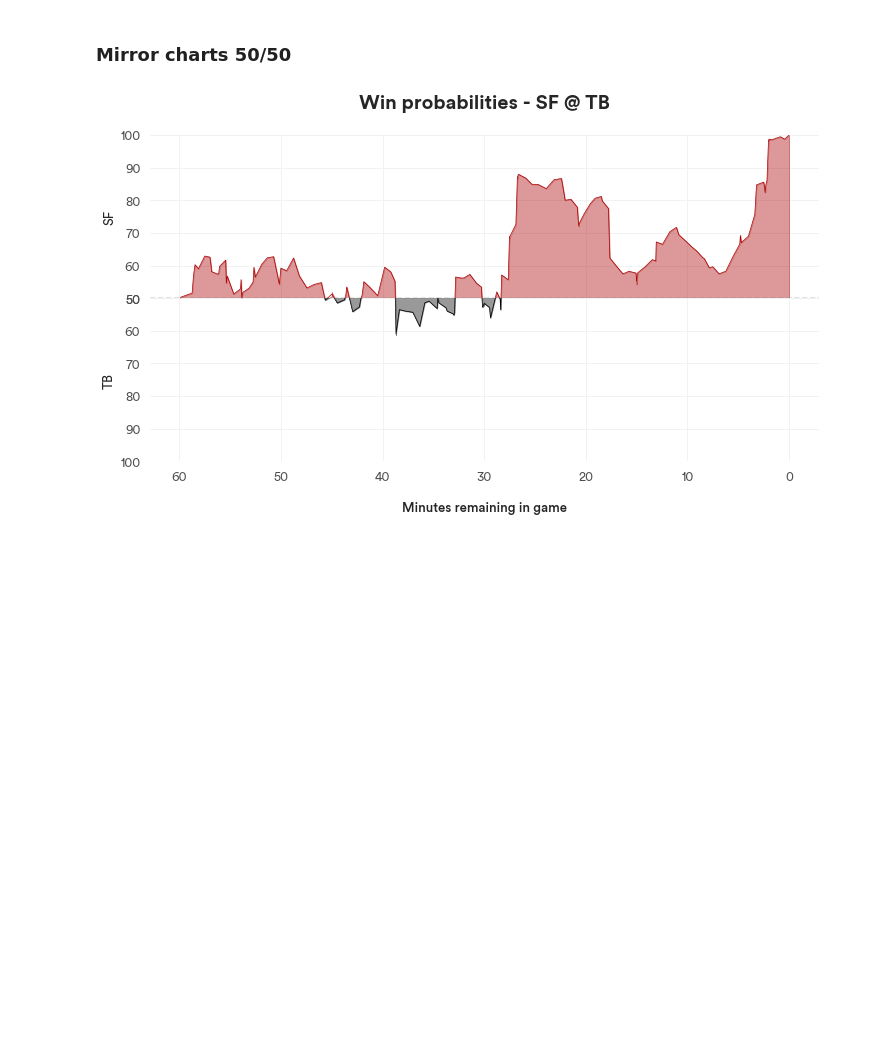
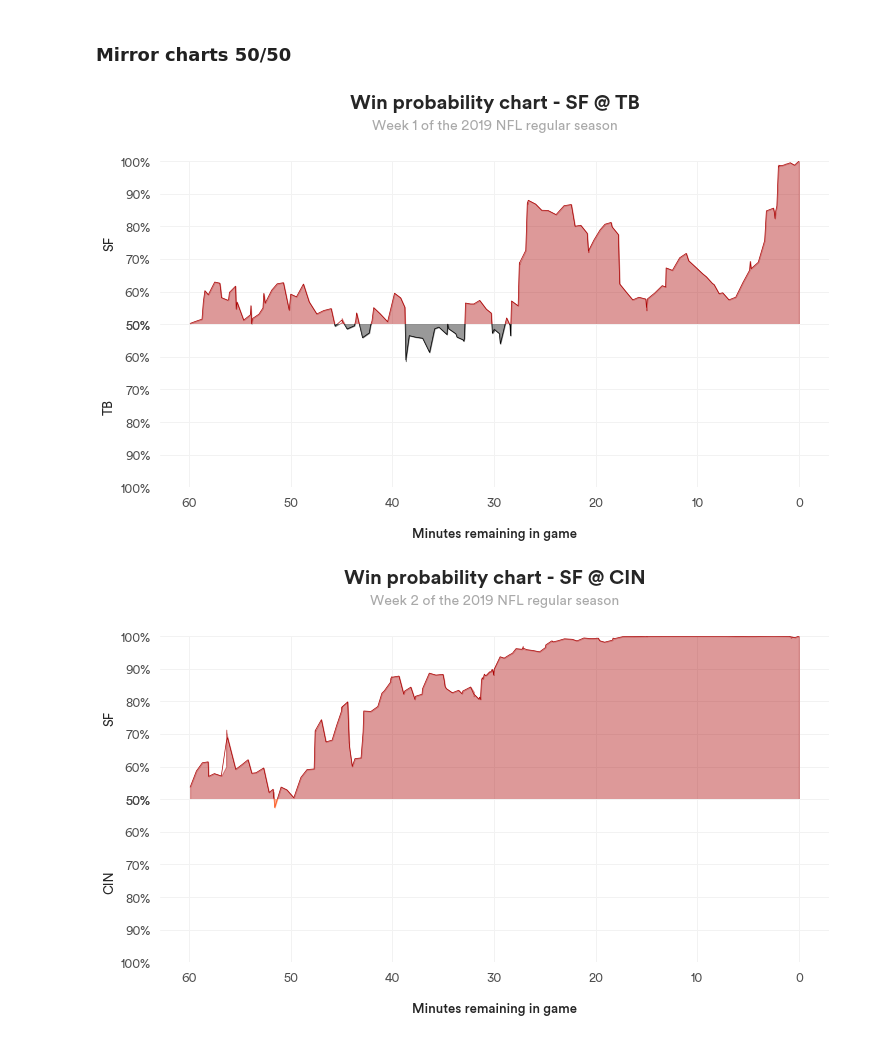
Before and after one commit to larsjaakko/nfl-notebooks, a Jupyter notebook: 2019/49ers WP charts.ipynb, the cells around one changed output. Saved outputs shown, nothing was run; the diff lists cells and outputs as text; code cells hidden in the pictures; blank space fills up the shorter version.

Commit message:
WP chart for week 2

```diff
--- a/2019/49ers WP charts.ipynb
+++ b/2019/49ers WP charts.ipynb
@@ -184,8 +186,8 @@ for g, game in enumerate(game_ids):
                  .rename(columns={'home_wp': home_team, 'away_wp': away_team, 'game_seconds_remaining': 'game_minutes_remaining'})
                  )
 
-    win_probs[home_team] =  win_probs[home_team].interpolate() * 100
-    win_probs[away_team] =  win_probs[away_team].interpolate() * 100
+    win_probs[home_team] =  win_probs[home_team].interpolate()
+    win_probs[away_team] =  win_probs[away_team].interpolate()
     win_probs = win_probs.dropna()
 
     win_probs['game_minutes_remaining'] = win_probs['game_minutes_remaining']/60
@@ -207,11 +209,16 @@ for g, game in enumerate(game_ids):
 
     plt.subplot(2, 1, 1)
 
-    plt.title('Win probabilities - {} @ {}\n'.format(away_team, home_team), fontsize=20, weight='bold')
+    #plt.title('Win probabilities - {} @ {}\n'.format(away_team, home_team), fontsize=20, weight='bold')
+
 
 
 
     ax = sns.lineplot(x=win_probs['game_minutes_remaining'], y=win_probs[away_team], color=team_colors[away_team], lw=0.7)
+
+    ax.text(x=0.5, y=1.3, s='Win probability chart - {} @ {}'.format(away_team, home_team), fontsize=20, weight='bold', ha='center', va='bottom', transform=ax.transAxes)
+    ax.text(x=0.5, y=1.18, s='Week {} of the 2019 NFL regular season'.format(g+1), fontsize=14, color='darkgray', ha='center', va='bottom', transform=ax.transAxes)
+
 
     plt.axhline(y=50, color='grey', linestyle='--', alpha=0.3)
 
@@ -224,7 +231,7 @@ for g, game in enumerate(game_ids):
 
 
 
-    if away_team == 'SF' and sf_max < 100:
+    if away_team == 'SF' and sf_max < 1:
 
         ax.text(max_time,
             sf_max + 5,
@@ -234,7 +241,8 @@ for g, game in enumerate(game_ids):
             color=team_colors['SF'],
             weight='light')
 
-    ax.set_ylim((50,100))
+    ax.set_ylim((0.5,1))
+    ax.yaxis.set_major_formatter(FuncFormatter('{:.0%}'.format))
 
     ax.invert_xaxis()
 
@@ -245,34 +253,36 @@ for g, game in enumerate(game_ids):
     plt.fill_between(win_probs['game_minutes_remaining'].values,
                      win_probs[home_team].values,
                      color=team_colors[home_team],
                      alpha = 0.4,
                      edgecolor=None
                     )
 
 
-    if home_team == 'SF' and sf_max < 100:
+    if home_team == 'SF' and sf_max < 1:
 
         ax.text(max_time,
             sf_max + 10,
             str(round(sf_max, 1)) + '%',
             horizontalalignment='left',
             size='medium',
             color=team_colors['SF'],
             weight='light')
 
 
-    ax.set_ylim((50,100))
+    ax.set_ylim((0.5,1))
+    ax.yaxis.set_major_formatter(FuncFormatter('{:.0%}'.format))
 
     ax.invert_xaxis()
     ax.invert_yaxis()
 
     plt.xlabel("\nMinutes remaining in game", weight='medium')
 
 
     sns.despine(left=True, right=True, bottom=True, top=True)
 
     filename = str(away_team + '_at_' + home_team)
 
-    plt.savefig('output/' + filename + '.png', format='png', dpi=300)
+    plt.savefig('output/' + filename + '.png', format='png', dpi=300, bbox_inches='tight')
 # %% [output]
-[figure, old version]
+[figure, new version]
+[figure, added]
```
Also changed, not shown: parts of 4 cells of this notebook, 1 other file.
